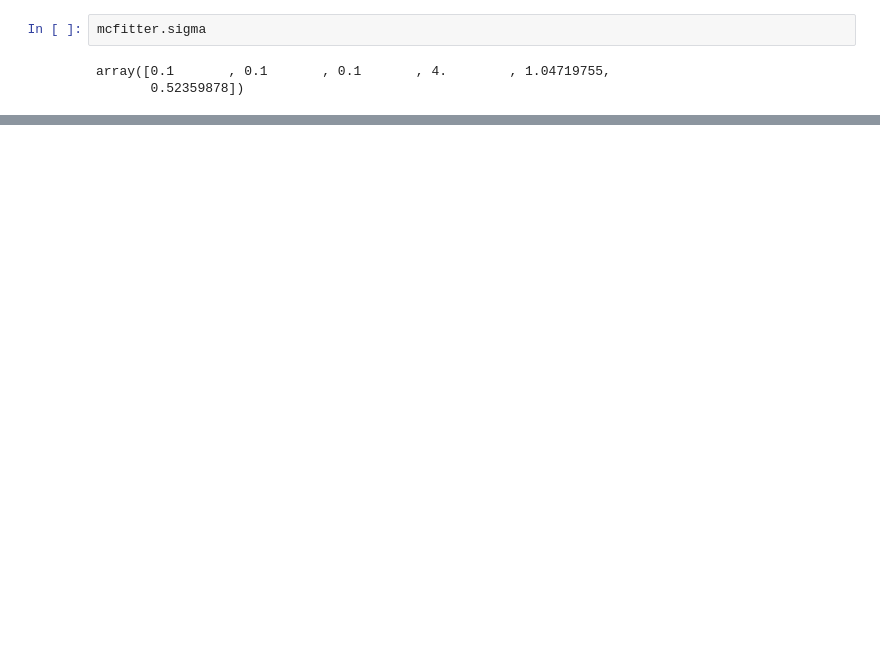
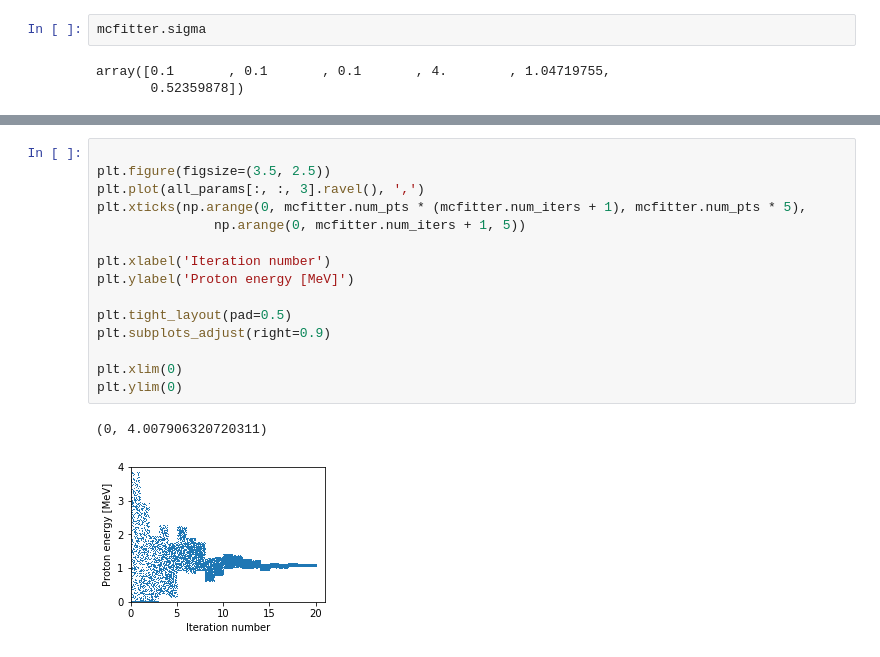
Before and after one commit to chchen123/Monte-Carlo, a Jupyter notebook: MCFitter_Run_0085.ipynb, the cells around one changed output, grey strips where cells are left out. Saved outputs shown, nothing was run; the diff lists cells and outputs as text; blank space fills up the shorter version.

```diff
--- a/MCFitter_Run_0085.ipynb
+++ b/MCFitter_Run_0085.ipynb
@@ -94,0 +140,18 @@ plt.legend(loc=4)
+# %%
+
+plt.figure(figsize=(3.5, 2.5))
+plt.plot(all_params[:, :, 3].ravel(), ',')
+plt.xticks(np.arange(0, mcfitter.num_pts * (mcfitter.num_iters + 1), mcfitter.num_pts * 5),
+               np.arange(0, mcfitter.num_iters + 1, 5))
+
+plt.xlabel('Iteration number')
+plt.ylabel('Proton energy [MeV]')
+
+plt.tight_layout(pad=0.5)
+plt.subplots_adjust(right=0.9)
+
+plt.xlim(0)
+plt.ylim(0)
+# %% [output]
+(0, 4.007906320720311)
+[figure, added]
```
Also changed, not shown: parts of 14 cells of this notebook.
